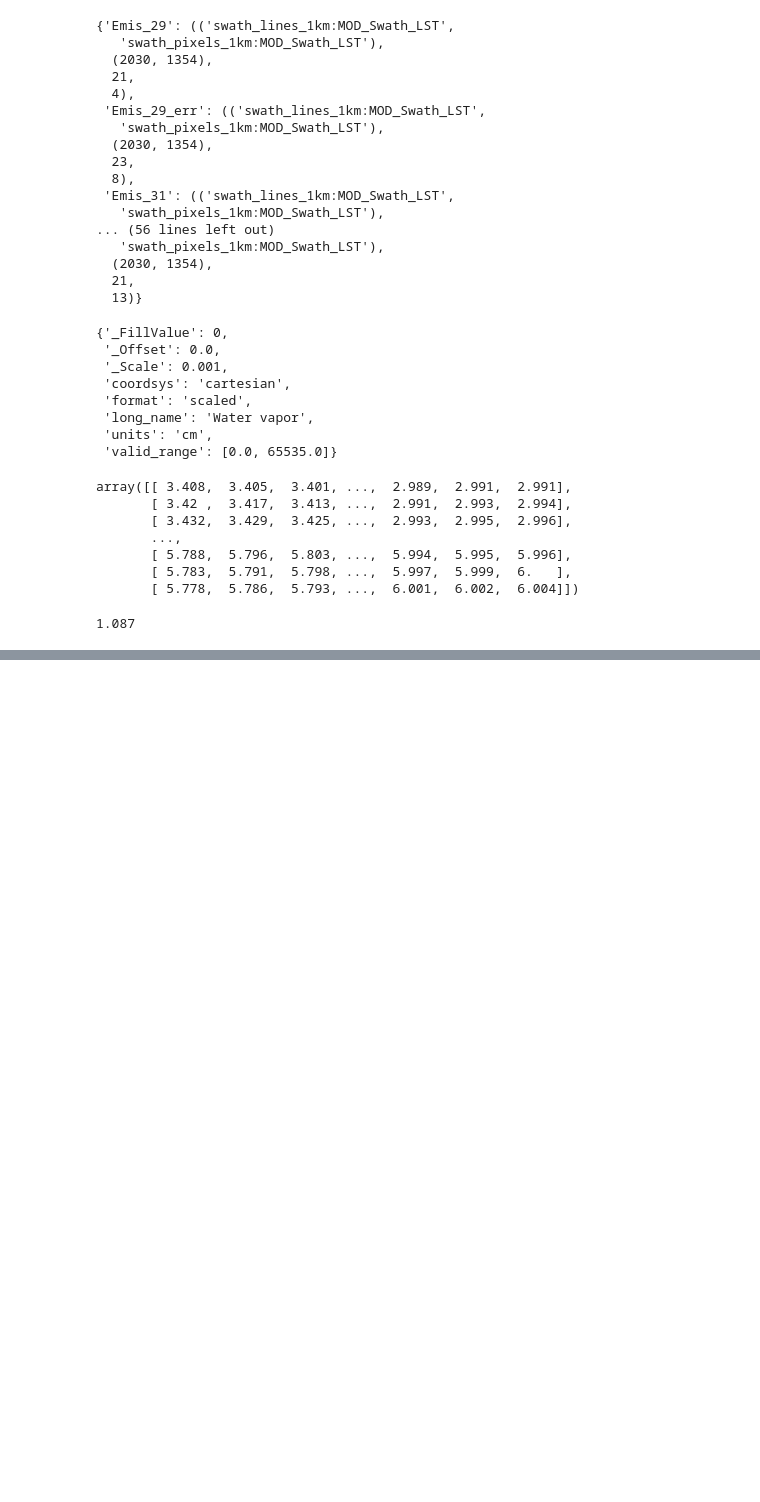
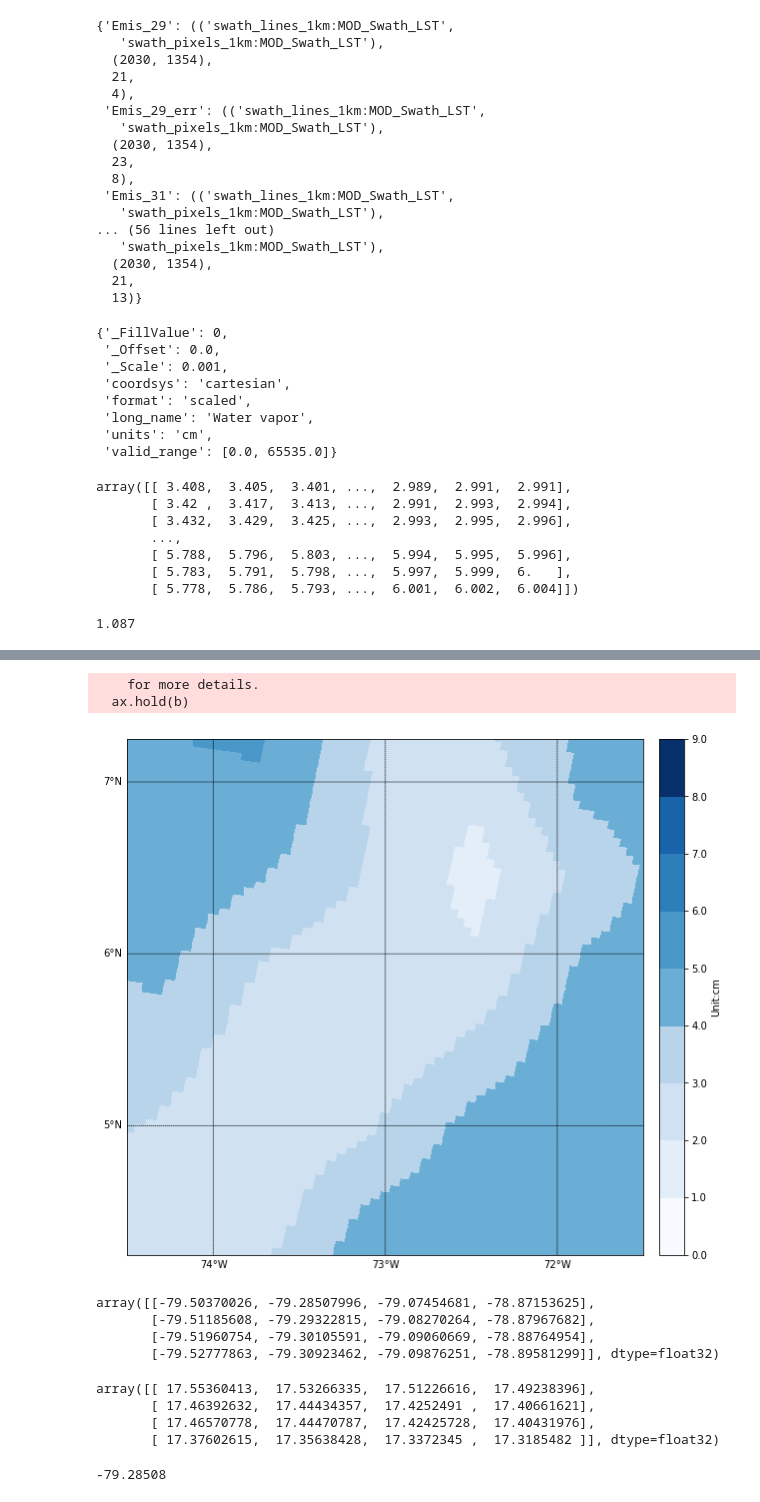
Before and after one commit to saint-germain/HDFnb, a Jupyter notebook: MOD21_PWV.ipynb, the cells around one changed output, grey strips where cells are left out. Saved outputs shown, nothing was run; the diff lists cells and outputs as text; code cells hidden in the pictures; blank space fills up the shorter version.

```diff
--- a/MOD21_PWV.ipynb
+++ b/MOD21_PWV.ipynb
@@ -102,0 +164,21 @@ pwv.shape
+# %%
+plt.figure(figsize=(10,10))
+m = Basemap(projection='cyl', resolution='l',
+            llcrnrlat=4.25, urcrnrlat = 7.25,
+            llcrnrlon=-74.5, urcrnrlon = -71.5)
+m.drawcoastlines(linewidth=0.5)
+m.drawparallels(np.arange(-90., 120., 1.), labels=[1, 0, 0, 0])
+m.drawmeridians(np.arange(-180, 180., 1.), labels=[0, 0, 0, 1])
+m.pcolormesh(longitude, latitude, Z, latlon=True, cmap=cmap, norm=norm)
+from mpl_toolkits.axes_grid1 import make_axes_locatable
+divider = make_axes_locatable(plt.gca())
+cax = divider.append_axes("right", "5%", pad="3%")
+color_bar = plt.colorbar(cax=cax)
+
+color_bar.set_ticks(range(nlev))
+color_bar.set_ticklabels(levels)
+color_bar.set_label('Unit:'+units)
+# %% [output]
+    for more details.
+  ax.hold(b)
+[figure, added]
@@ -102,0 +191,18 @@ pwv.shape
+# %%
+x
+# %% [output]
+array([[-79.50370026, -79.28507996, -79.07454681, -78.87153625],
+       [-79.51185608, -79.29322815, -79.08270264, -78.87967682],
+       [-79.51960754, -79.30105591, -79.09060669, -78.88764954],
+       [-79.52777863, -79.30923462, -79.09876251, -78.89581299]], dtype=float32)
+# %%
+y
+# %% [output]
+array([[ 17.55360413,  17.53266335,  17.51226616,  17.49238396],
+       [ 17.46392632,  17.44434357,  17.4252491 ,  17.40661621],
+       [ 17.46570778,  17.44470787,  17.42425728,  17.40431976],
+       [ 17.37602615,  17.35638428,  17.3372345 ,  17.3185482 ]], dtype=float32)
+# %%
+x[0,1]
+# %% [output]
+-79.28508
```
Also changed, not shown: parts of 30 cells of this notebook.
